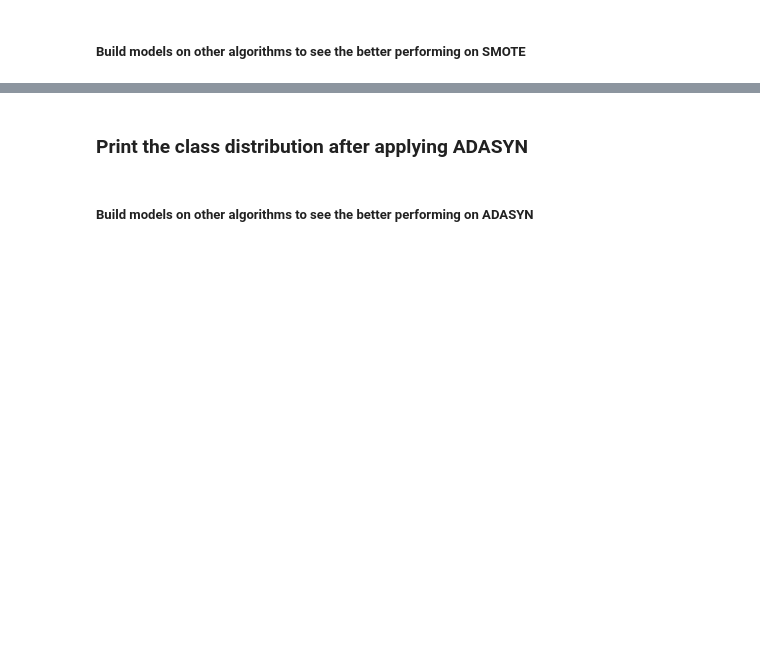
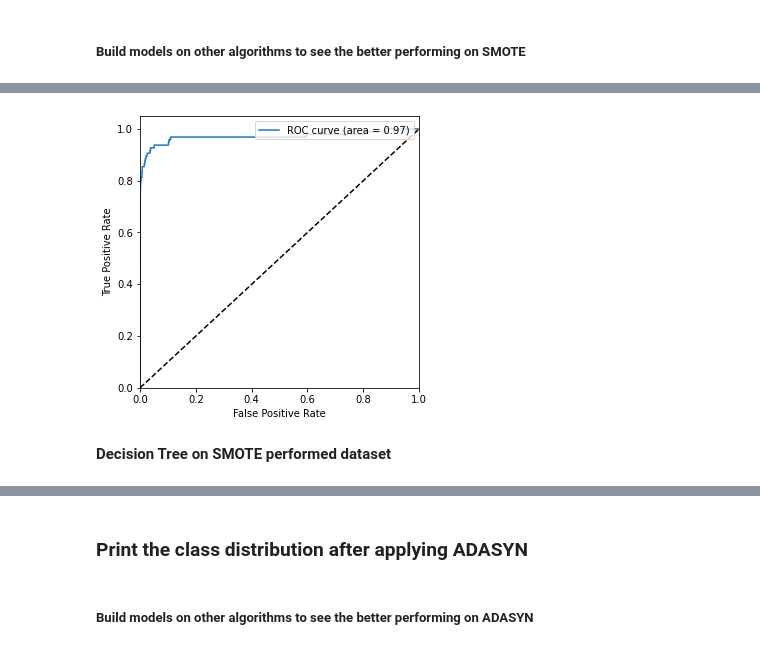
Before and after one commit to SurabhiTaneja/Credit-Card-Fraud-Detection, a Jupyter notebook: Credit_card_fraud_detection_Starter_code+.ipynb, the cells around one changed output, grey strips where cells are left out. Cells and saved outputs as stored; diff of their text form; code cells hidden in the pictures; blank space fills up the shorter version.

```diff
--- a/Credit_card_fraud_detection_Starter_code+.ipynb
+++ b/Credit_card_fraud_detection_Starter_code+.ipynb
@@ -1317,0 +1404,9 @@ plt.legend()
+# %%
+# Predicted probability
+y_test_prob_smote = logistic_reg_smote_model.predict_proba(X_test)[:,1]
+# Plot the ROC curve
+plot_roc_auc_curve(y_test, y_test_prob_smote)
+# %% [output]
+[figure, added]
+# %% [markdown]
+ **Decision Tree on SMOTE performed dataset**
```
Also changed, not shown: parts of 35 cells of this notebook.
